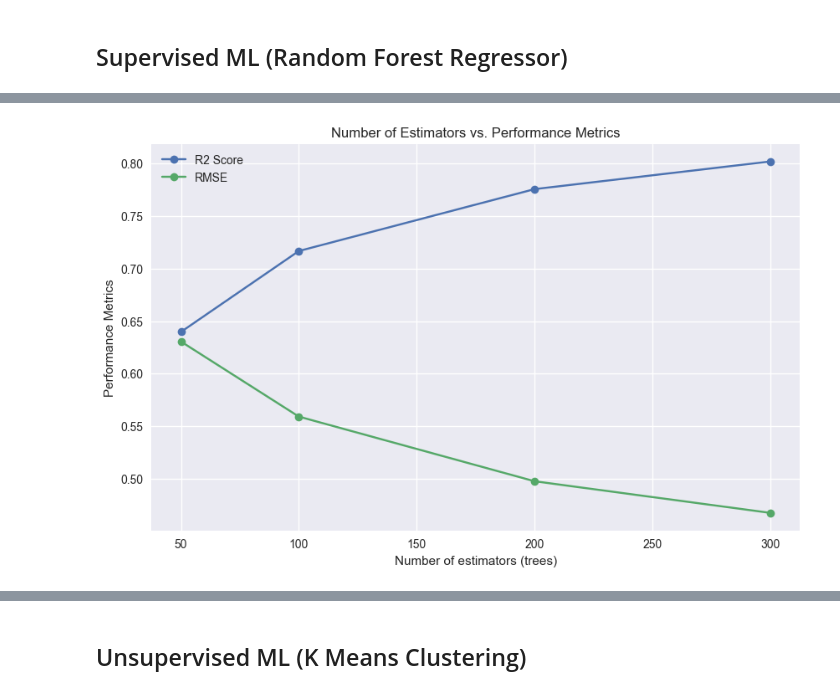
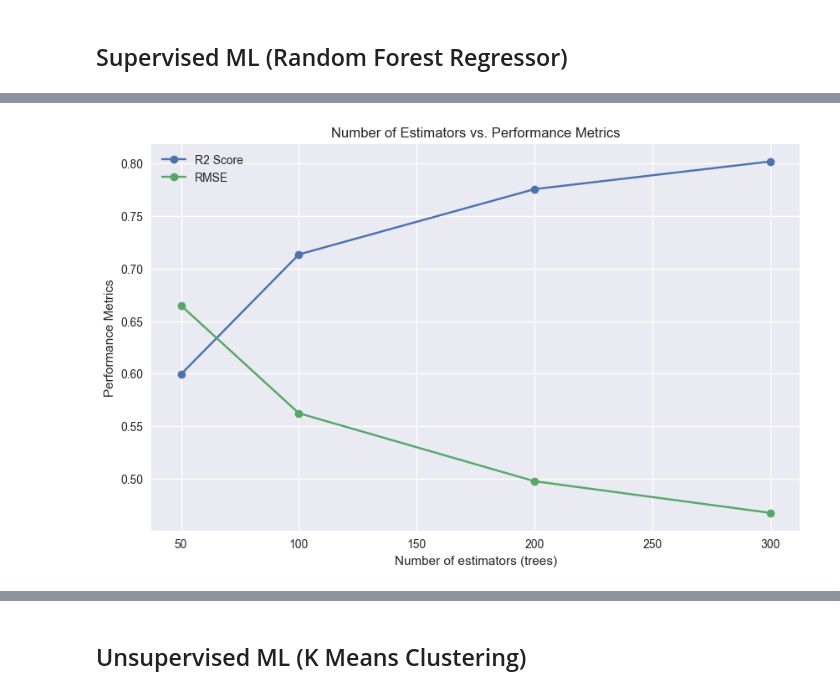
Before and after one commit to efyrb4/dsda-zdat2003-assessment-2-efyrb4, a Jupyter notebook: src/ML_experiments.ipynb, the cells around one changed output, grey strips where cells are left out. Saved outputs shown, nothing was run; the diff lists cells and outputs as text; code cells hidden in the pictures.

Commit message:
feat/docs: addition of max features parameter and appropiate comments

```diff
--- a/src/ML_experiments.ipynb
+++ b/src/ML_experiments.ipynb
@@ -409,10 +400,9 @@ def random_forest_regression(df, number_of_estimators, max_tree_depth, min_samp_
 
     return r2, rmse
 # %%
-# FIrst iteration of the rfr model storing the performance metrics to plot perfpormance of the model
+# FIrst iteration of the rfr model storing the performance metrics to plot perfpormance of the model with different hyperparameters
 model1_r2, model1_rmse = random_forest_regression(housing_cleaned_df,
                           number_of_estimators=50,
                             max_tree_depth=5,
-                              min_samp_leaf=1,
-                                  min_samp_split=2)
+                              max_number_of_features=2)
 # %% [output]
@@ -455,0 +413,6 @@ RMSE: 0.46746642191218646
+# %%
+# Iteration 2 of the model, gradual increase in tree depth and number of estimators, and max number of features
+model2_r2, model2_rmse = random_forest_regression(housing_cleaned_df,
+                          number_of_estimators=100,
+                            max_tree_depth=7,
+                              max_number_of_features=4)
@@ -455,0 +424,6 @@ RMSE: 0.46746642191218646
+# %%
+# Iteration 3 of the model, gradual increase in tree depth and number of estimators and max number of features
+model3_r2, model3_rmse = random_forest_regression(housing_cleaned_df,
+                          number_of_estimators=200,
+                            max_tree_depth=10,
+                              max_number_of_features=8)
@@ -455,0 +435,6 @@ RMSE: 0.46746642191218646
+# %%
+# Iteration 4 of the model, gradual increase in tree depth and number of estimators and max number of features
+model4_r2, model4_rmse = random_forest_regression(housing_cleaned_df,
+                          number_of_estimators=300,
+                            max_tree_depth=20,
+                              max_number_of_features=10)
@@ -456,18 +446,23 @@ RMSE: 0.46746642191218646
 # %%
+# Storing the performance metrics and the parameters of the models to see how the change in hyperparameters affects the performance of the model
+# R2 Score and RMSE scores
 r2_scores = [model1_r2, model2_r2, model3_r2, model4_r2]
 rmse_scores = [model1_rmse, model2_rmse, model3_rmse, model4_rmse]
+
+# Hyperparameters
 n_estimators = [50, 100, 200, 300]
 max_depths = [5, 7, 10, 20]
+max_features = [2, 4, 8, 10]
 
-# Plotting the performance of the models
+# Plotting the change in number of estimators against the performance metrics
 plt.figure(figsize=(10, 6))
 plt.plot(n_estimators, r2_scores, marker='o', label='R2 Score')
 plt.plot(n_estimators, rmse_scores, marker='o', label='RMSE')
 plt.xlabel('Number of estimators (trees)')
 plt.ylabel('Performance Metrics')
 plt.title('Number of Estimators vs. Performance Metrics')
 plt.legend()
 plt.show()
 # %% [output]
-[figure, old version]
+[figure, new version]
 # %%
```
Also changed, not shown: parts of 11 cells of this notebook.
